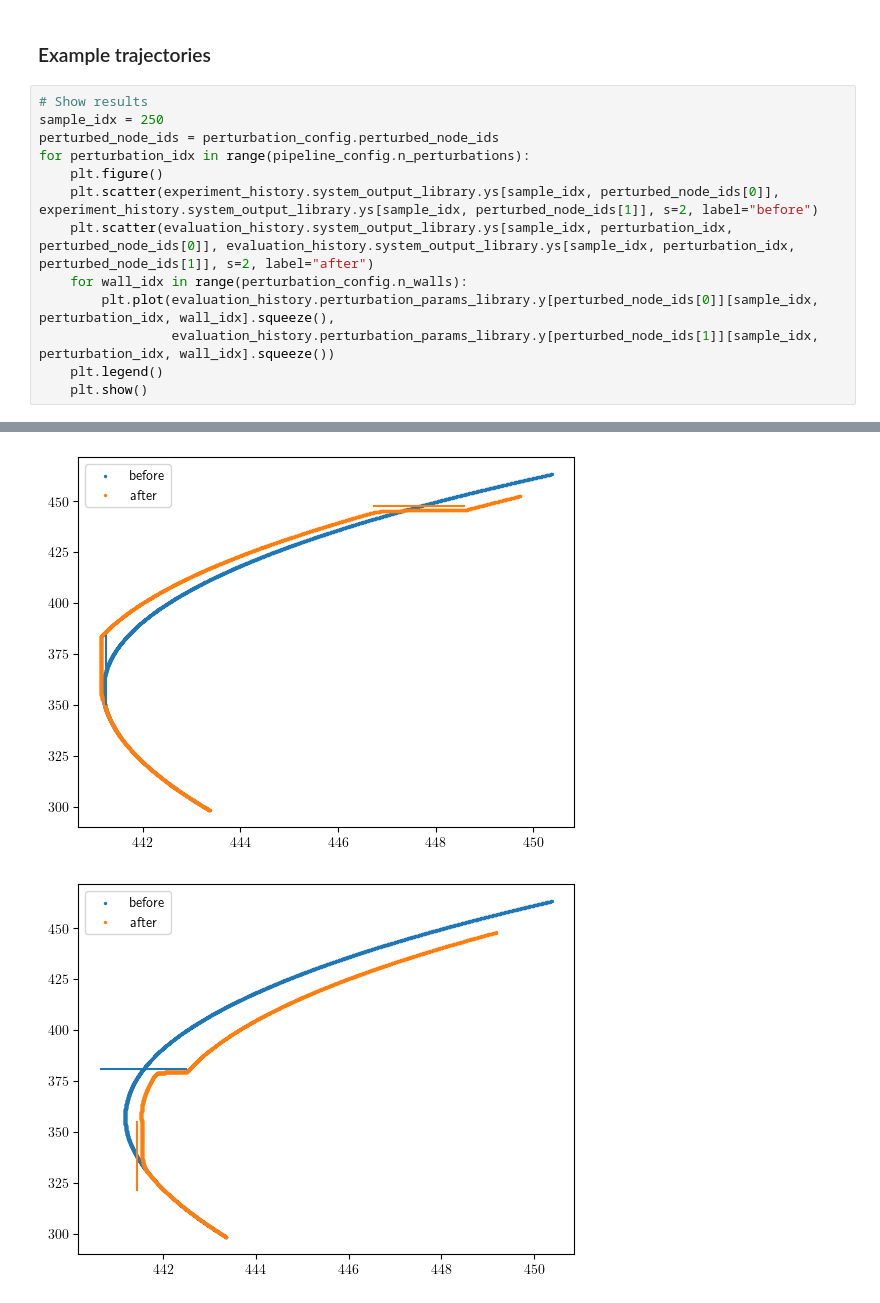
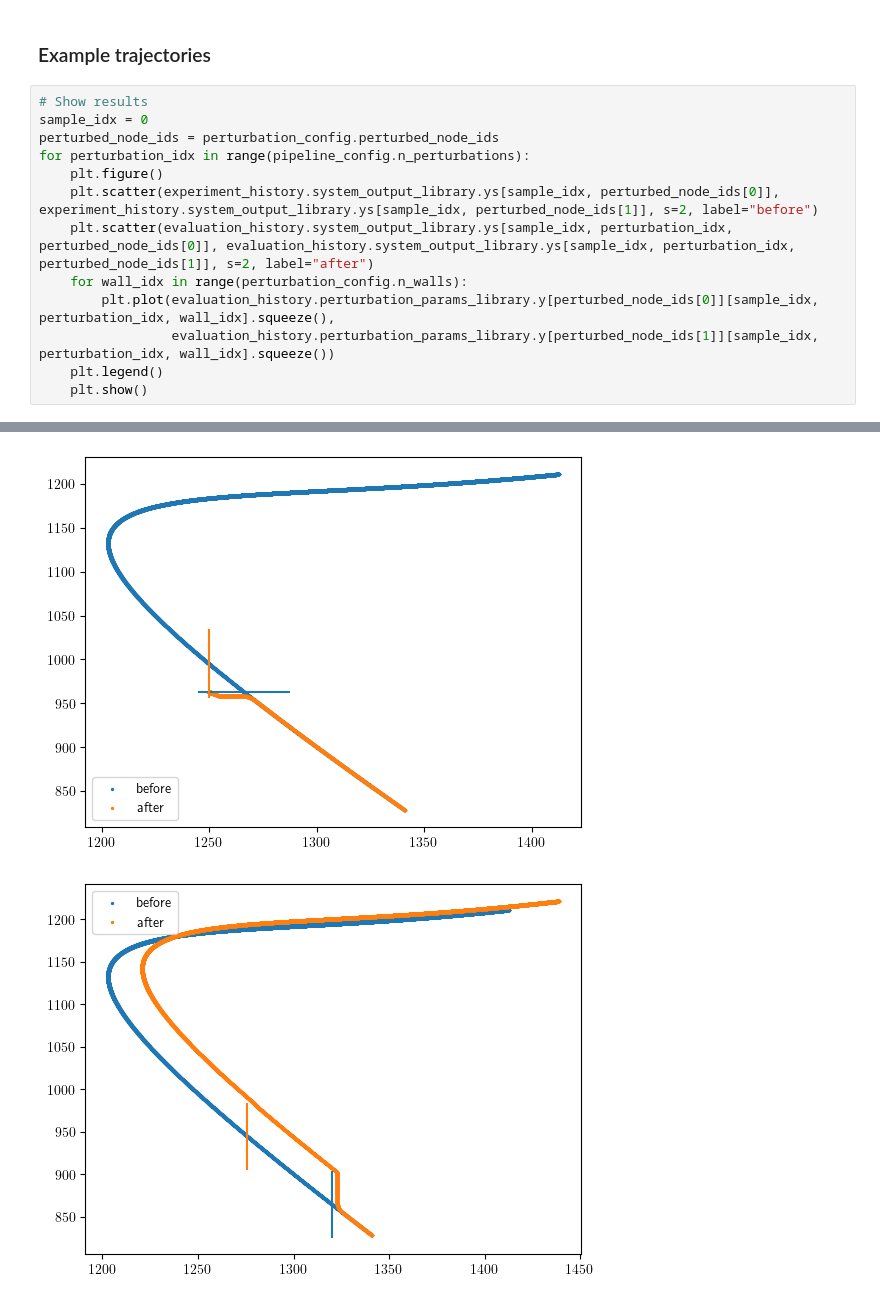
Before and after one commit to flowersteam/autodiscjax, a Jupyter notebook: examples/analyze_imgep_evaluation.ipynb, the cells around one changed output, grey strips where cells are left out. Drawn from its saved outputs; the diff is of its cells as text.

```diff
--- a/examples/analyze_imgep_evaluation.ipynb
+++ b/examples/analyze_imgep_evaluation.ipynb
@@ -154,7 +151,7 @@ plt.show()
 ### Example trajectories
 # %%
 # Show results
-sample_idx = 250
+sample_idx = 0
 perturbed_node_ids = perturbation_config.perturbed_node_ids
 for perturbation_idx in range(pipeline_config.n_perturbations):
     plt.figure()
@@ -172,2 +169,2 @@ for perturbation_idx in range(pipeline_config.n_perturbations):
-[figure, old version]
+[figure, new version]
-[figure, old version]
+[figure, new version]
```
Also changed, not shown: parts of 7 cells of this notebook, 4 other files.
